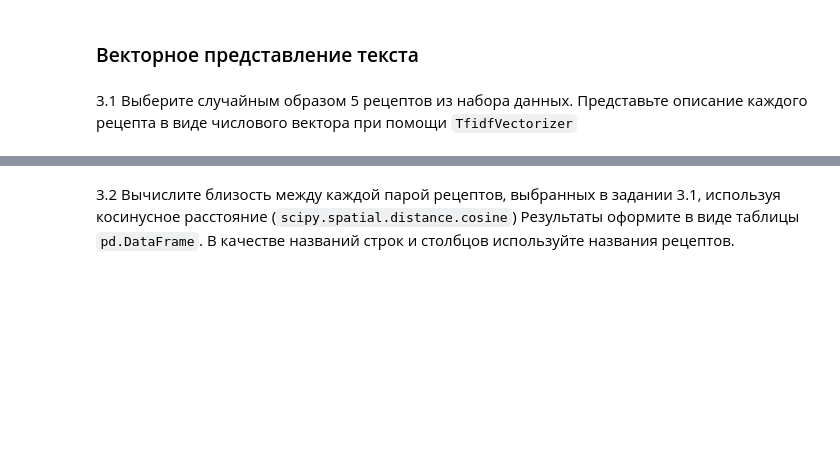
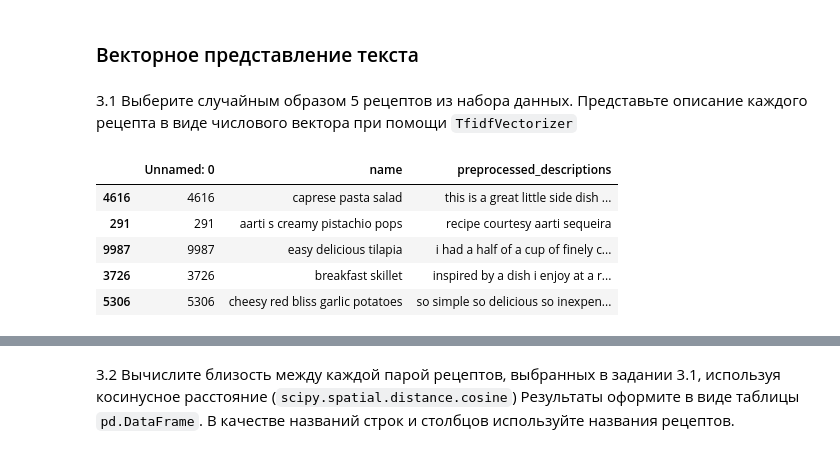
Before and after one commit to MirQsan/LaboratoryWork, a Jupyter notebook: Лабораторная №7/09_string_2_Исмаилов_Мир.ipynb, the cells around one changed output, grey strips where cells are left out. Saved outputs shown, nothing was run; the diff lists cells and outputs as text; code cells hidden in the pictures; blank space fills up the shorter version.

```diff
--- a/Лабораторная №7/09_string_2_Исмаилов_Мир.ipynb
+++ b/Лабораторная №7/09_string_2_Исмаилов_Мир.ipynb
@@ -106,3 +269,16 @@ AttributeError: module 'inspect' has no attribute 'getargspec'
 ### Векторное представление текста
 # %% [markdown]
 3.1 Выберите случайным образом 5 рецептов из набора данных. Представьте описание каждого рецепта в виде числового вектора при помощи `TfidfVectorizer`
+# %%
+from sklearn.feature_extraction.text import TfidfVectorizer
+
+preprocessed_descriptions = pd.read_csv("ssh.csv")
+data = preprocessed_descriptions.sample(5)
+data
+# %% [output]
+|  | Unnamed: 0 | name | preprocessed_descriptions |
+| 4616 | 4616 | caprese pasta salad | this is a great little side dish ... |
+| 291 | 291 | aarti s creamy pistachio pops | recipe courtesy aarti sequeira |
+| 9987 | 9987 | easy delicious tilapia | i had a half of a cup of finely c... |
+| 3726 | 3726 | breakfast skillet | inspired by a dish i enjoy at a r... |
+| 5306 | 5306 | cheesy red bliss garlic potatoes | so simple so delicious so inexpen... |
```
Also changed, not shown: parts of 29 cells of this notebook, 3 other files.
